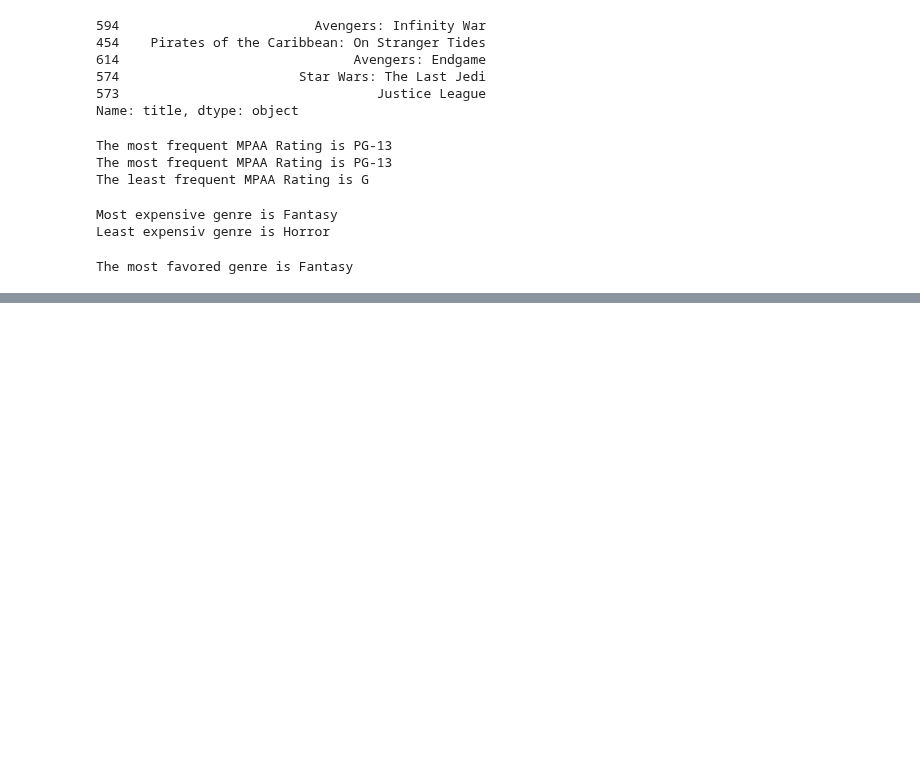
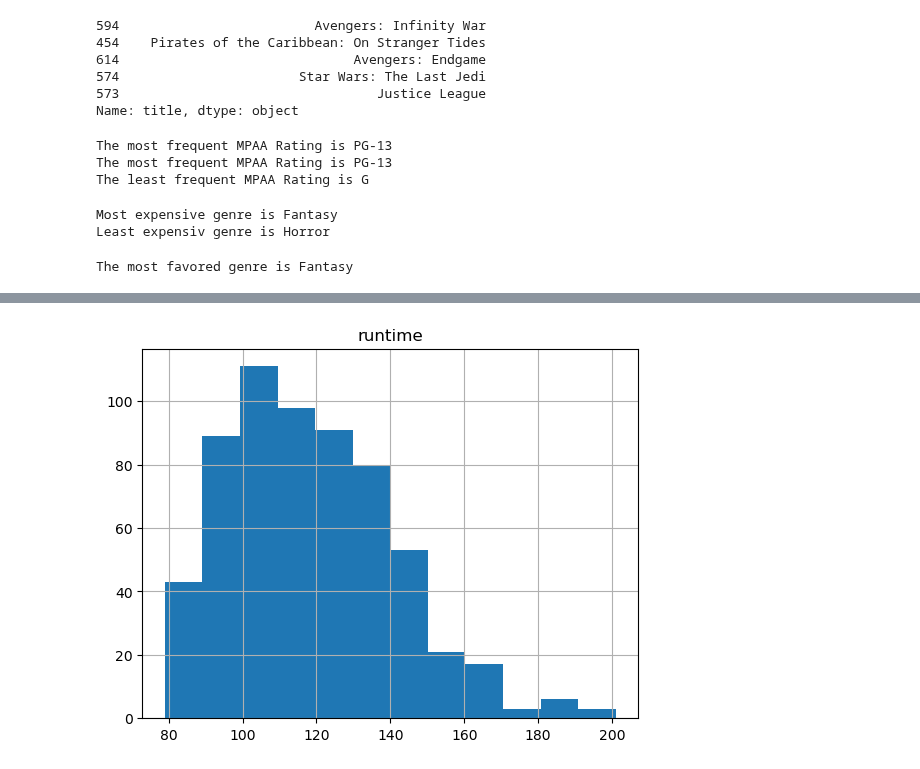
Before and after one commit to mks-0/code-academy, a Jupyter notebook: Project 1/Sprint 4.ipynb, the cells around one changed output, grey strips where cells are left out. Drawn from its saved outputs; the diff is of its cells as text; code cells hidden in the pictures; blank space fills up the shorter version.

```diff
--- a/Project 1/Sprint 4.ipynb
+++ b/Project 1/Sprint 4.ipynb
@@ -273,0 +299,4 @@ Text(0.5, 0, 'Genres')
+# %%
+ax = df.hist(column='runtime', bins=12)
+# %% [output]
+[figure, added]
```
Also changed, not shown: parts of 10 cells of this notebook.
